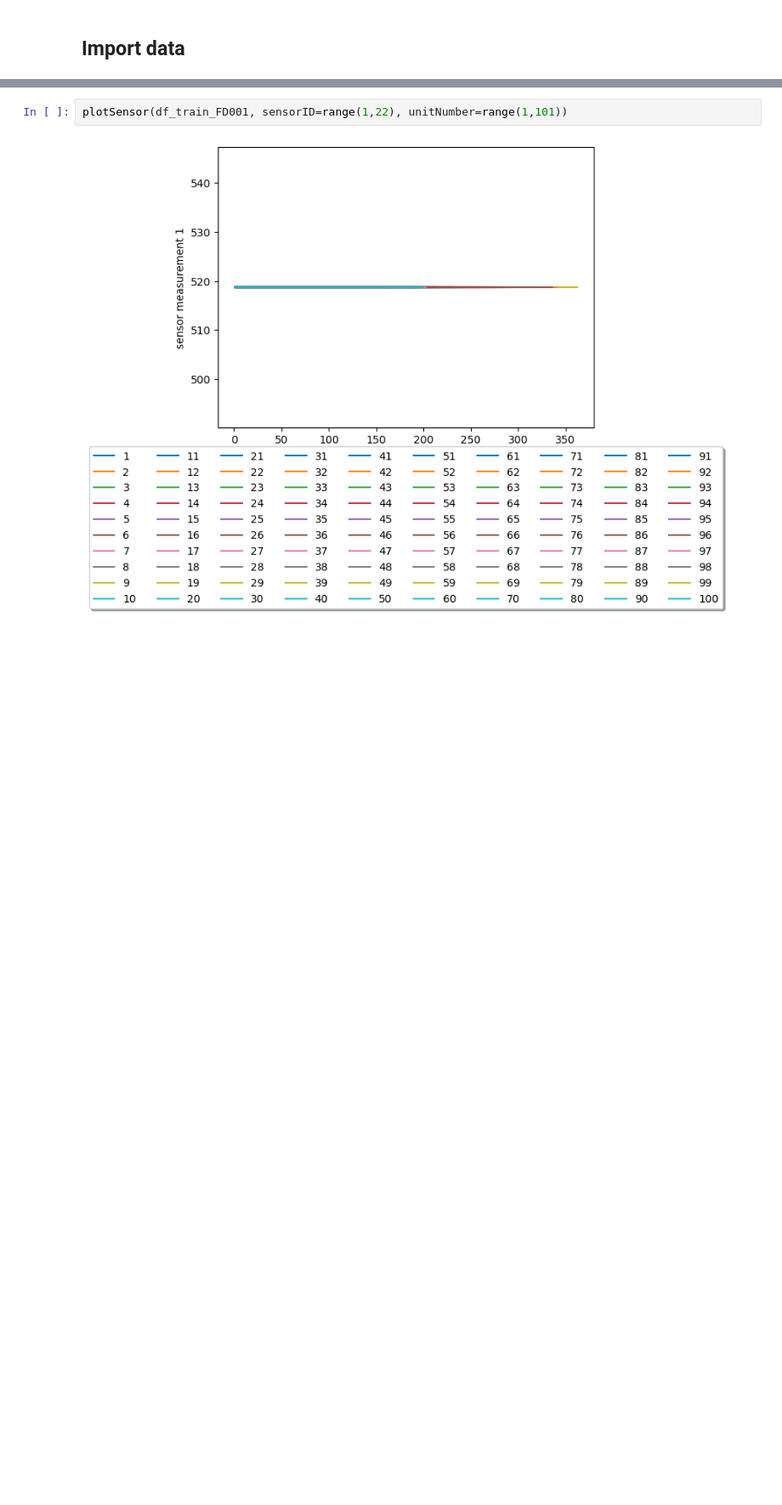
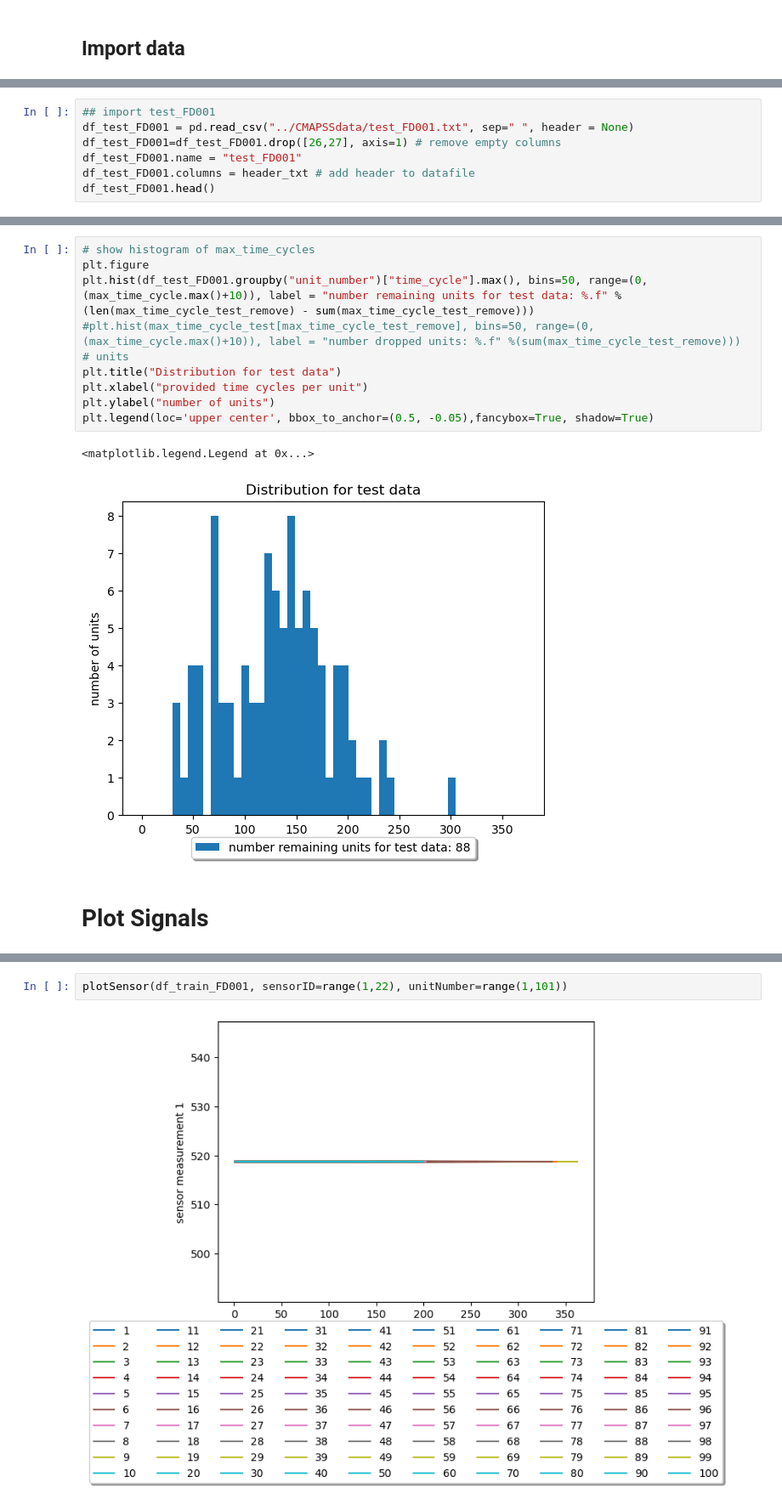
Before and after one commit to johannes2moll/PM_Group5, a Jupyter notebook: Week_1.ipynb, the cells around one changed output, grey strips where cells are left out. Shown at 85% size. Drawn from its saved outputs; the diff is of its cells as text; blank space fills up the shorter version.

```diff
--- a/Week_1.ipynb
+++ b/Week_1.ipynb
@@ -106,0 +84,7 @@ Check Outlier
+# %%
+## import test_FD001
+df_test_FD001 = pd.read_csv("../CMAPSSdata/test_FD001.txt", sep=" ", header = None)
+df_test_FD001=df_test_FD001.drop([26,27], axis=1) # remove empty columns
+df_test_FD001.name = "test_FD001"
+df_test_FD001.columns = header_txt # add header to datafile
+df_test_FD001.head()
@@ -107 +142,15 @@ Check Outlier
+# %%
+# show histogram of max_time_cycles
+plt.figure
+plt.hist(df_test_FD001.groupby("unit_number")["time_cycle"].max(), bins=50, range=(0,(max_time_cycle.max()+10)), label = "number remaining units for test data: %.f" %(len(max_time_cycle_test_remove) - sum(max_time_cycle_test_remove)))
+#plt.hist(max_time_cycle_test[max_time_cycle_test_remove], bins=50, range=(0,(max_time_cycle.max()+10)), label = "number dropped units: %.f" %(sum(max_time_cycle_test_remove))) # units
+plt.title("Distribution for test data")
+plt.xlabel("provided time cycles per unit")
+plt.ylabel("number of units")
+plt.legend(loc='upper center', bbox_to_anchor=(0.5, -0.05),fancybox=True, shadow=True)
+# %% [output]
+<matplotlib.legend.Legend at 0x...>
+[figure, added]
+# %% [markdown]
+# Plot Signals
 # %%
```
Also changed, not shown: parts of 41 cells of this notebook.
